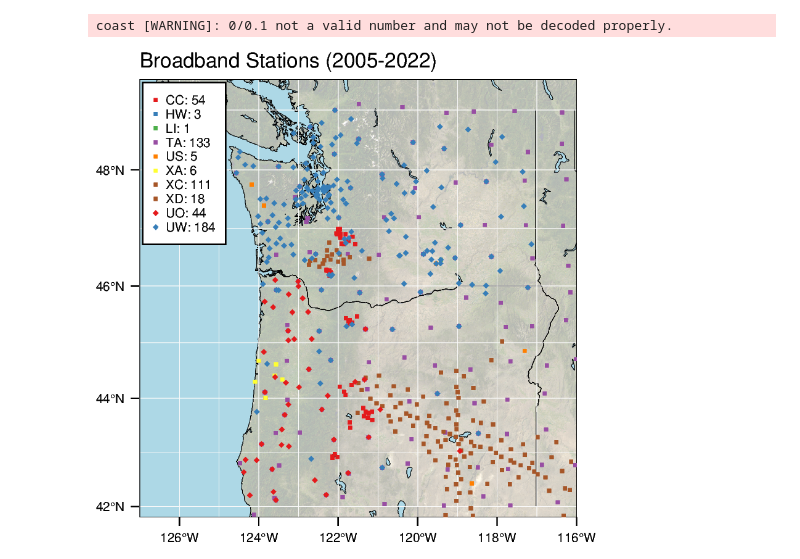
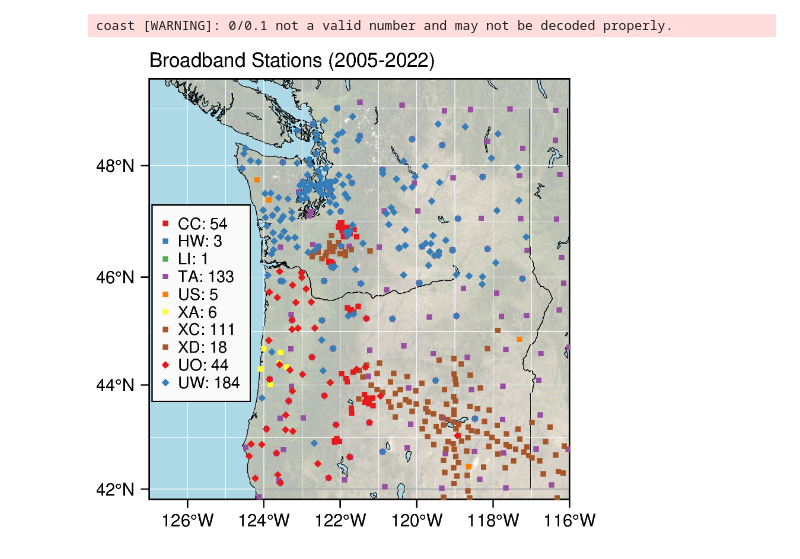
Before and after one commit to kuanfufeng/Attenuation_Paper, a Jupyter notebook: attenuation_PNW/00_stations.ipynb, the cells around one changed output. Drawn from its saved outputs; the diff is of its cells as text; code cells hidden in the pictures.

```diff
--- a/attenuation_PNW/00_stations.ipynb
+++ b/attenuation_PNW/00_stations.ipynb
@@ -28,36 +28,36 @@ netlst=np.unique(np.concatenate((stbb1.netwk.unique(),stbb2.netwk.unique())))
 # PNW - Q
 region=[-127,-116,41.8,49.5]
 proj='M6c'
 fig = pygmt.Figure()
-pygmt.config(MAP_GRID_PEN = '0.01p,250' , MAP_FRAME_PEN='0.05p', MAP_FRAME_TYPE="plain", MAP_TITLE_OFFSET="0.12p", FONT_TITLE="12p", FONT_ANNOT='5p',  )
+pygmt.config(MAP_GRID_PEN = '0.01p,250' , MAP_FRAME_PEN='0.5p', MAP_FRAME_TYPE="plain", MAP_TITLE_OFFSET="0.12p", FONT_TITLE="12p", FONT_ANNOT='7p',  )
 
 grid = pygmt.datasets.load_earth_relief(resolution="30s", region=region)
 fig.grdimage(grid='@earth_day_30s', projection=proj, transparency=70)
 fig.coast(region=region, projection=proj, frame="a2g1", resolution="f", borders="2/0.05p",
           water='lightblue', shorelines='0/0.1p',)
 # fig.grdimage(grid=grid, projection=proj,cmap="globe", transparency=80)
 # fig.coast(region=region, projection=proj, frame="a2g1",  resolution="f", borders="2/0.01p,200",
 #           lakes='lightblue',shorelines='0/0.01p,100',)
 
 cmap = plt.get_cmap('Set1', len(netlst))
 # seismic stations
 for kst, net in enumerate(stbb1.netwk.unique()):
     st=stbb1[stbb1.netwk==net]
     color =to_hex(cmap(kst)[:3])
-    fig.plot(x=st.stlo, y=st.stla, style = "s0.03i", fill=color, label=f'{net}: {len(st.stlo)}')
+    fig.plot(x=st.stlo, y=st.stla, style = "s0.04i", fill=color, label=f'{net}: {len(st.stlo)}')
 for kst, net in enumerate(stbb2.netwk.unique()):
     st=stbb2[stbb2.netwk==net]
     color =to_hex(cmap(kst)[:3])
-    fig.plot(x=st.stlo, y=st.stla, style = "d0.03i", fill=color, label=f'{net}: {len(st.stlo)}')
+    fig.plot(x=st.stlo, y=st.stla, style = "d0.04i", fill=color, label=f'{net}: {len(st.stlo)}')
 # fig.plot(x=stbb1.stlo, y=stbb1.stla, style = "s0.025i", fill="blue", label='BH-comp')
 # fig.plot(x=stbb2.stlo, y=stbb2.stla, style = "s0.025i", fill="purple", label='HH-comp')
 
 fig.text(x=-127,y=49.7,text='Broadband Stations (2005-2022)', font="8p,Helvetica,0", no_clip=True, justify="BL" )
-
-fig.legend(position='JTL+jTL+o0.04c', box='+g255+p0.5p', )
+pygmt.config(FONT_ANNOT_PRIMARY="6.5p")
+fig.legend(position='JBL+jBL+o0.04c/1.4c', box='+g250+p0.4p',)
 fig.show()
 fname='MAP_STAall.png'
 fig.savefig(fname, dpi=600)
 # %% [output]
 coast [WARNING]: 0/0.1 not a valid number and may not be decoded properly.
-[figure, old version]
+[figure, new version]
```
Also changed, not shown: 1 other file.
